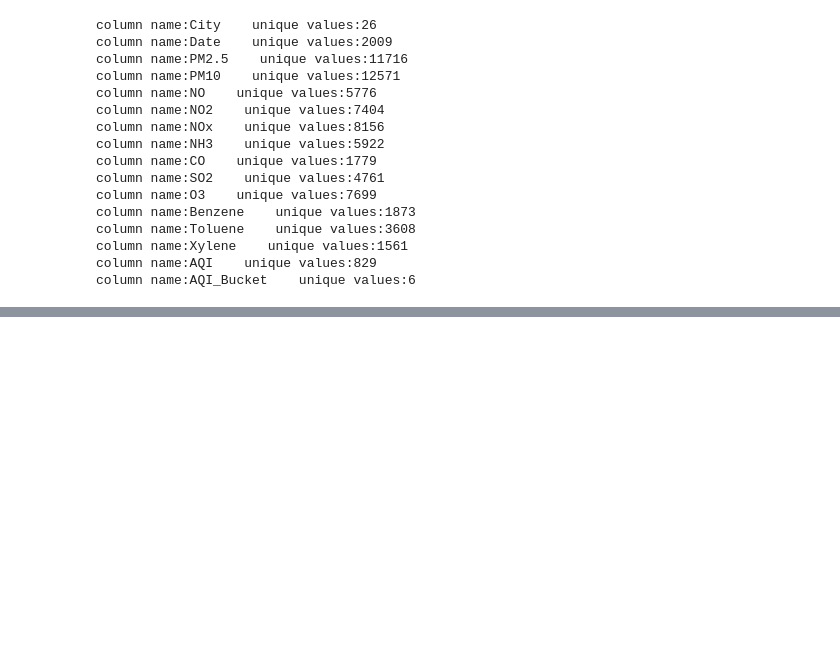
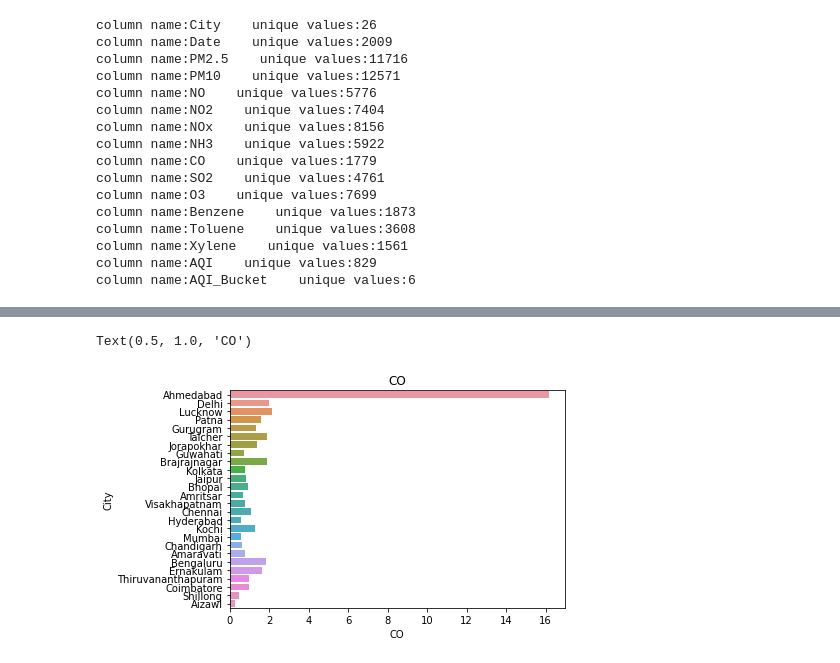
Before and after one commit to Vish-shubh/Air-index-quality-check., a Jupyter notebook: numpy.ipynb, the cells around one changed output, grey strips where cells are left out. Cells and saved outputs as stored; diff of their text form; code cells hidden in the pictures; blank space fills up the shorter version.

```diff
--- a/numpy.ipynb
+++ b/numpy.ipynb
@@ -103,0 +162,6 @@ df['AQI_Bucket']=df['AQI_Bucket'].fillna('Moderate')
+# %%
+sns.barplot(x = Avg_polluted.CO,y = Avg_polluted.index)
+plt.title('CO')
+# %% [output]
+Text(0.5, 1.0, 'CO')
+[figure, added]
```
Also changed, not shown: parts of 6 cells of this notebook.
